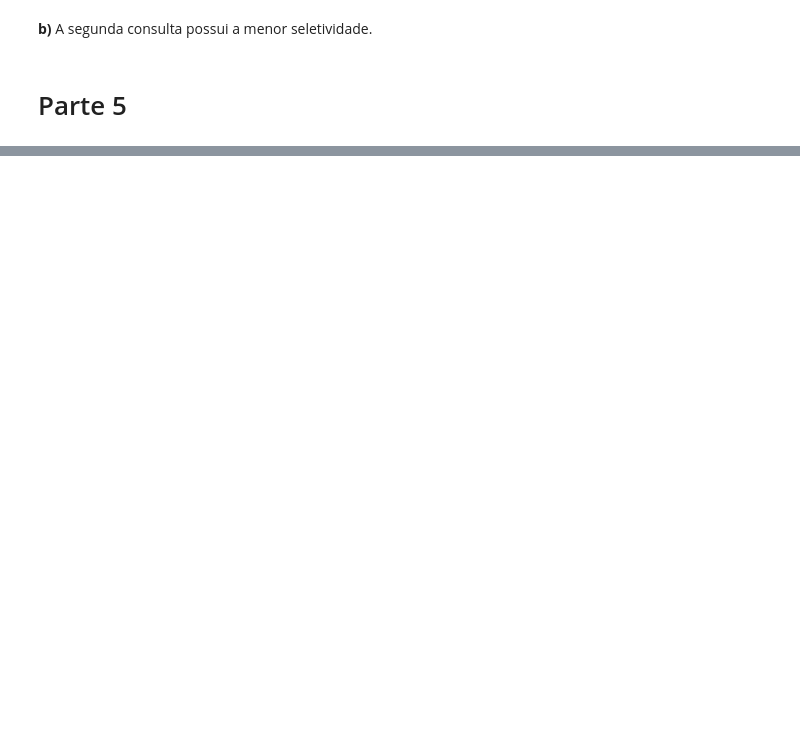
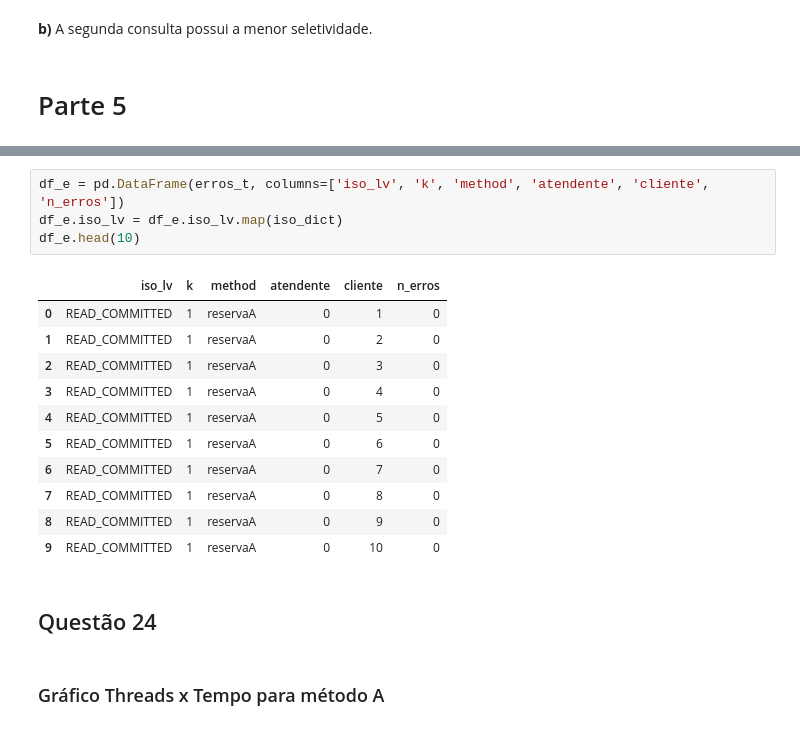
Before and after one commit to marcosmapl/tp3_giovanna_jose_marcos, a Jupyter notebook: notebooks/tp3_Giovanna_Jose_Marcos.ipynb, the cells around one changed output, grey strips where cells are left out. Cells and saved outputs as stored; diff of their text form; blank space fills up the shorter version.

```diff
--- a/notebooks/tp3_Giovanna_Jose_Marcos.ipynb
+++ b/notebooks/tp3_Giovanna_Jose_Marcos.ipynb
@@ -762,0 +1098,20 @@ for row in rows:
+# %%
+df_e = pd.DataFrame(erros_t, columns=['iso_lv', 'k', 'method', 'atendente', 'cliente', 'n_erros'])
+df_e.iso_lv = df_e.iso_lv.map(iso_dict)
+df_e.head(10)
+# %% [output]
+|  | iso_lv | k | method | atendente | cliente | n_erros |
+| 0 | READ_COMMITTED | 1 | reservaA | 0 | 1 | 0 |
+| 1 | READ_COMMITTED | 1 | reservaA | 0 | 2 | 0 |
+| 2 | READ_COMMITTED | 1 | reservaA | 0 | 3 | 0 |
+| 3 | READ_COMMITTED | 1 | reservaA | 0 | 4 | 0 |
+| 4 | READ_COMMITTED | 1 | reservaA | 0 | 5 | 0 |
+| 5 | READ_COMMITTED | 1 | reservaA | 0 | 6 | 0 |
+| 6 | READ_COMMITTED | 1 | reservaA | 0 | 7 | 0 |
+| 7 | READ_COMMITTED | 1 | reservaA | 0 | 8 | 0 |
+| 8 | READ_COMMITTED | 1 | reservaA | 0 | 9 | 0 |
+| 9 | READ_COMMITTED | 1 | reservaA | 0 | 10 | 0 |
+# %% [markdown]
+## Questão 24
+# %% [markdown]
+### Gráfico Threads x Tempo para método A
```
Also changed, not shown: parts of 45 cells of this notebook, 1 other file.
